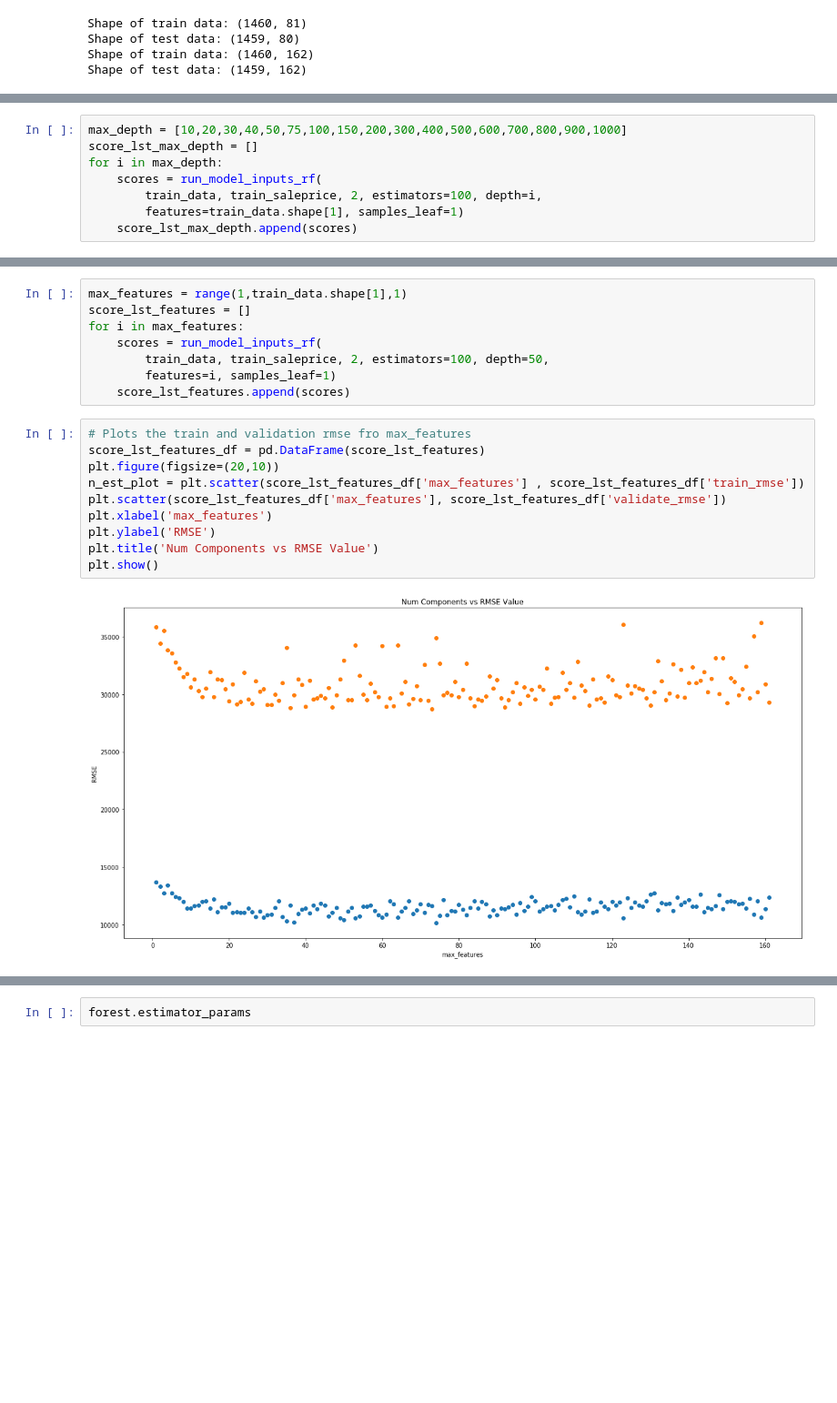
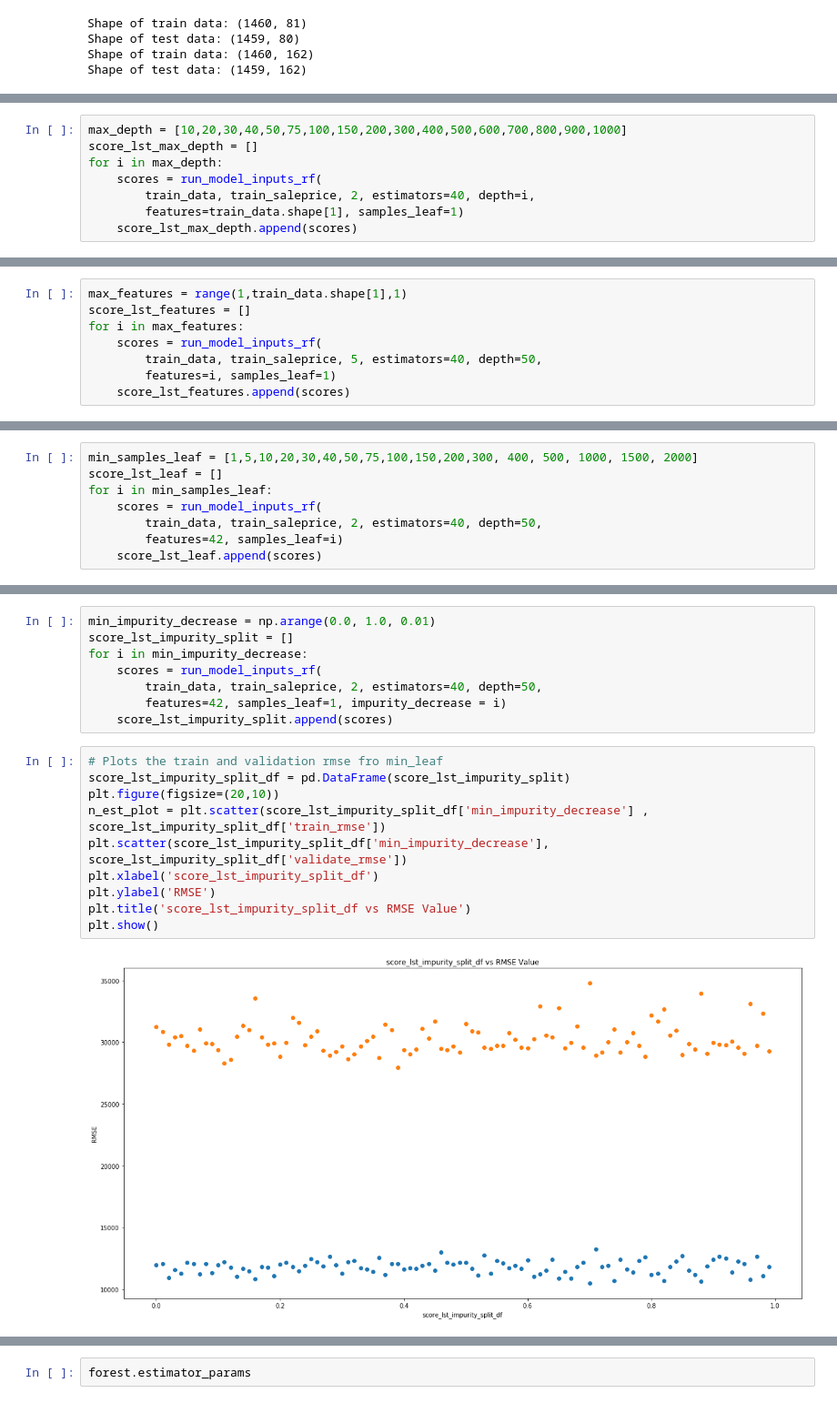
Before and after one commit to j2colaco/predicting_house_prices, a Jupyter notebook: prediction_code.ipynb, the cells around one changed output, grey strips where cells are left out. Shown at 91% size. Saved outputs shown, nothing was run; the diff lists cells and outputs as text; blank space fills up the shorter version.

```diff
--- a/prediction_code.ipynb
+++ b/prediction_code.ipynb
@@ -1434,6 +1432,6 @@ max_depth = [10,20,30,40,50,75,100,150,200,300,400,500,600,700,800,900,1000]
 score_lst_max_depth = []
 for i in max_depth:
     scores = run_model_inputs_rf(
-        train_data, train_saleprice, 2, estimators=100, depth=i,
+        train_data, train_saleprice, 2, estimators=40, depth=i,
         features=train_data.shape[1], samples_leaf=1)
     score_lst_max_depth.append(scores)
@@ -1460,0 +1481,8 @@ score_lst_max_depth_df
+# %%
+max_features = range(1,train_data.shape[1],1)
+score_lst_features = []
+for i in max_features:
+    scores = run_model_inputs_rf(
+        train_data, train_saleprice, 5, estimators=40, depth=50,
+        features=i, samples_leaf=1)
+    score_lst_features.append(scores)
@@ -1461 +1535,9 @@ score_lst_max_depth_df
+# %%
+min_samples_leaf = [1,5,10,20,30,40,50,75,100,150,200,300, 400, 500, 1000, 1500, 2000]
+score_lst_leaf = []
+for i in min_samples_leaf:
+    scores = run_model_inputs_rf(
+        train_data, train_saleprice, 2, estimators=40, depth=50,
+        features=42, samples_leaf=i)
+    score_lst_leaf.append(scores)
 # %%
@@ -1483,21 +1565,21 @@ plt.show()
 # %%
-max_features = range(1,train_data.shape[1],1)
-score_lst_features = []
-for i in max_features:
+min_impurity_decrease = np.arange(0.0, 1.0, 0.01)
+score_lst_impurity_split = []
+for i in min_impurity_decrease:
     scores = run_model_inputs_rf(
-        train_data, train_saleprice, 2, estimators=100, depth=50,
-        features=i, samples_leaf=1)
-    score_lst_features.append(scores)
+        train_data, train_saleprice, 2, estimators=40, depth=50,
+        features=42, samples_leaf=1, impurity_decrease = i)
+    score_lst_impurity_split.append(scores)
 # %%
-# Plots the train and validation rmse fro max_features
-score_lst_features_df = pd.DataFrame(score_lst_features)
+# Plots the train and validation rmse fro min_leaf
+score_lst_impurity_split_df = pd.DataFrame(score_lst_impurity_split)
 plt.figure(figsize=(20,10))
-n_est_plot = plt.scatter(score_lst_features_df['max_features'] , score_lst_features_df['train_rmse'])
-plt.scatter(score_lst_features_df['max_features'], score_lst_features_df['validate_rmse'])
-plt.xlabel('max_features')
+n_est_plot = plt.scatter(score_lst_impurity_split_df['min_impurity_decrease'] , score_lst_impurity_split_df['train_rmse'])
+plt.scatter(score_lst_impurity_split_df['min_impurity_decrease'], score_lst_impurity_split_df['validate_rmse'])
+plt.xlabel('score_lst_impurity_split_df')
 plt.ylabel('RMSE')
-plt.title('Num Components vs RMSE Value')
+plt.title('score_lst_impurity_split_df vs RMSE Value')
 plt.show()
 # %% [output]
-[figure, old version]
+[figure, new version]
 # %%
```
Also changed, not shown: parts of 19 cells of this notebook.
